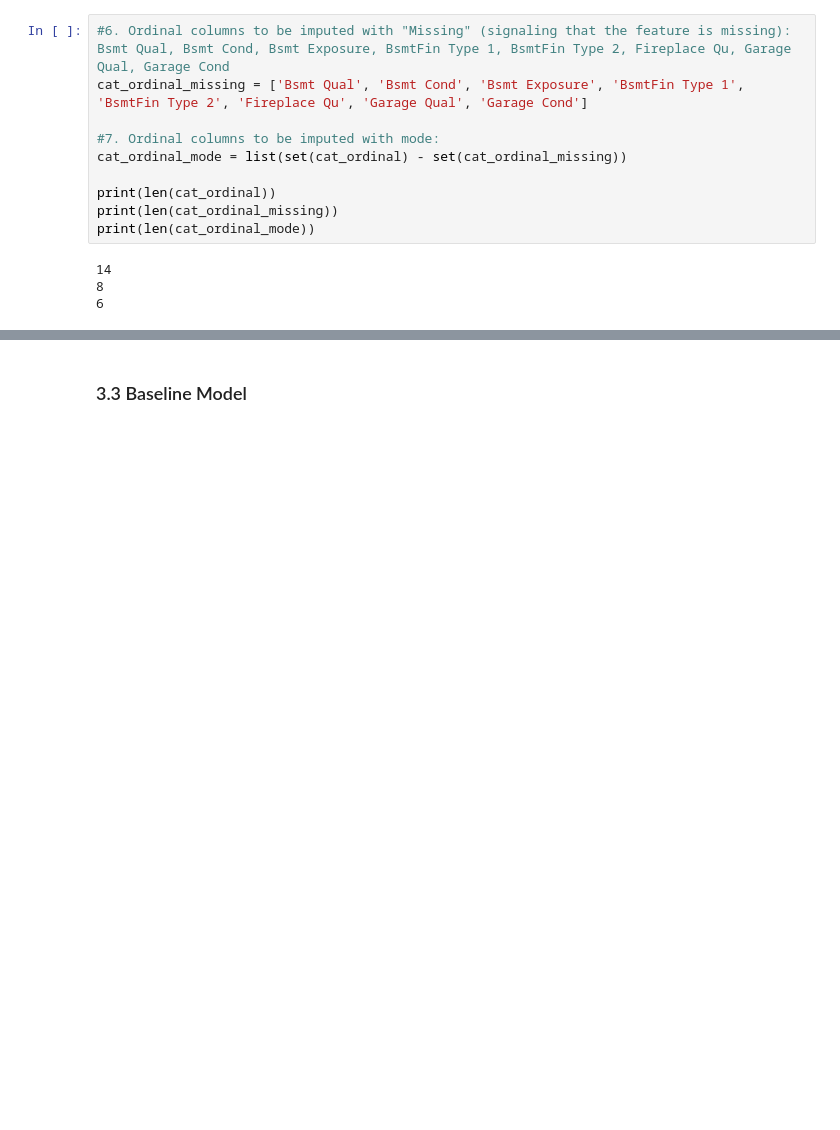
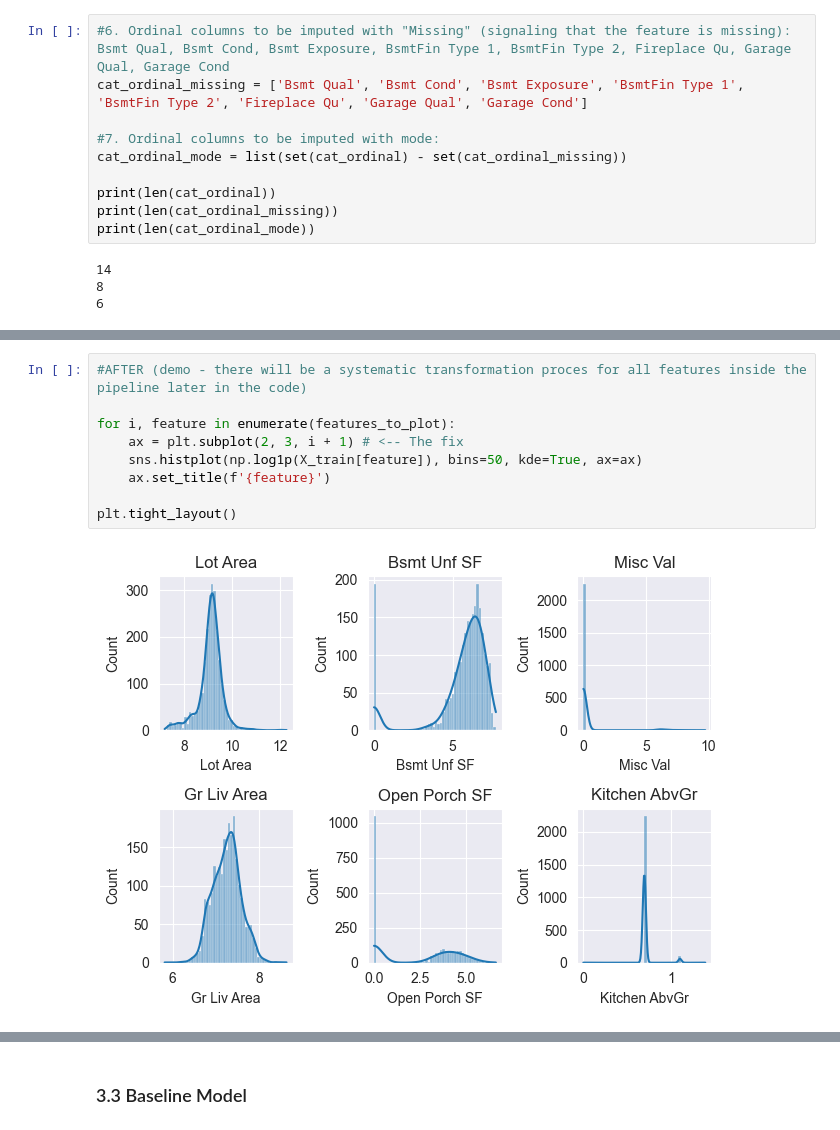
Before and after one commit to szymon-ml/Portfolio-Housing-Project, a Jupyter notebook: AmesPortfolio.ipynb, the cells around one changed output, grey strips where cells are left out. Drawn from its saved outputs; the diff is of its cells as text; blank space fills up the shorter version.

Commit message:
finalized pipeline and ran baseline models

```diff
--- a/AmesPortfolio.ipynb
+++ b/AmesPortfolio.ipynb
@@ -670,0 +818,11 @@ preprocessor = ColumnTransformer(
+# %%
+#AFTER (demo - there will be a systematic transformation proces for all features inside the pipeline later in the code)
+
+for i, feature in enumerate(features_to_plot):
+    ax = plt.subplot(2, 3, i + 1) # <-- The fix
+    sns.histplot(np.log1p(X_train[feature]), bins=50, kde=True, ax=ax)
+    ax.set_title(f'{feature}')
+
+plt.tight_layout()
+# %% [output]
+[figure, added]
```
Also changed, not shown: parts of 73 cells of this notebook.
